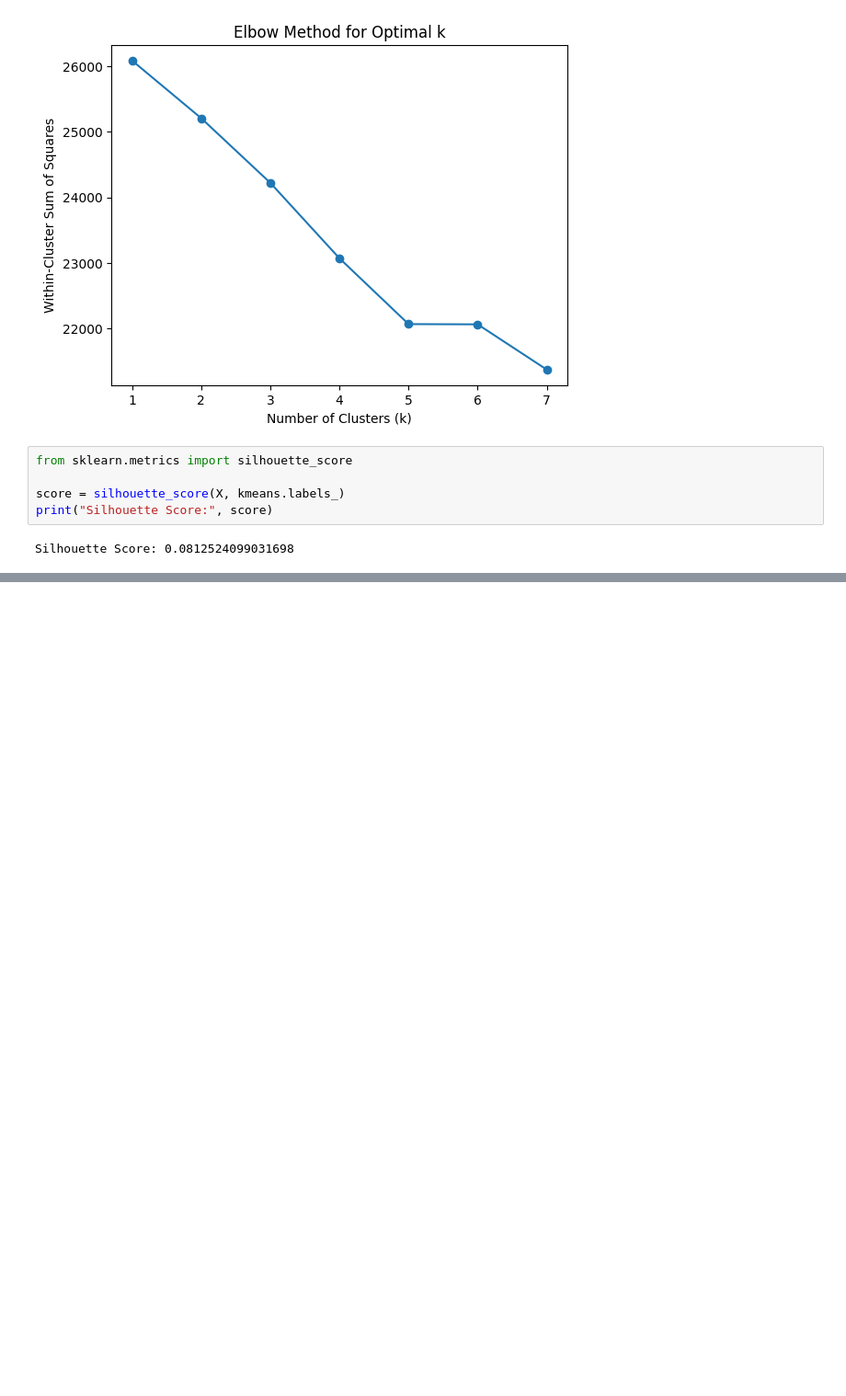
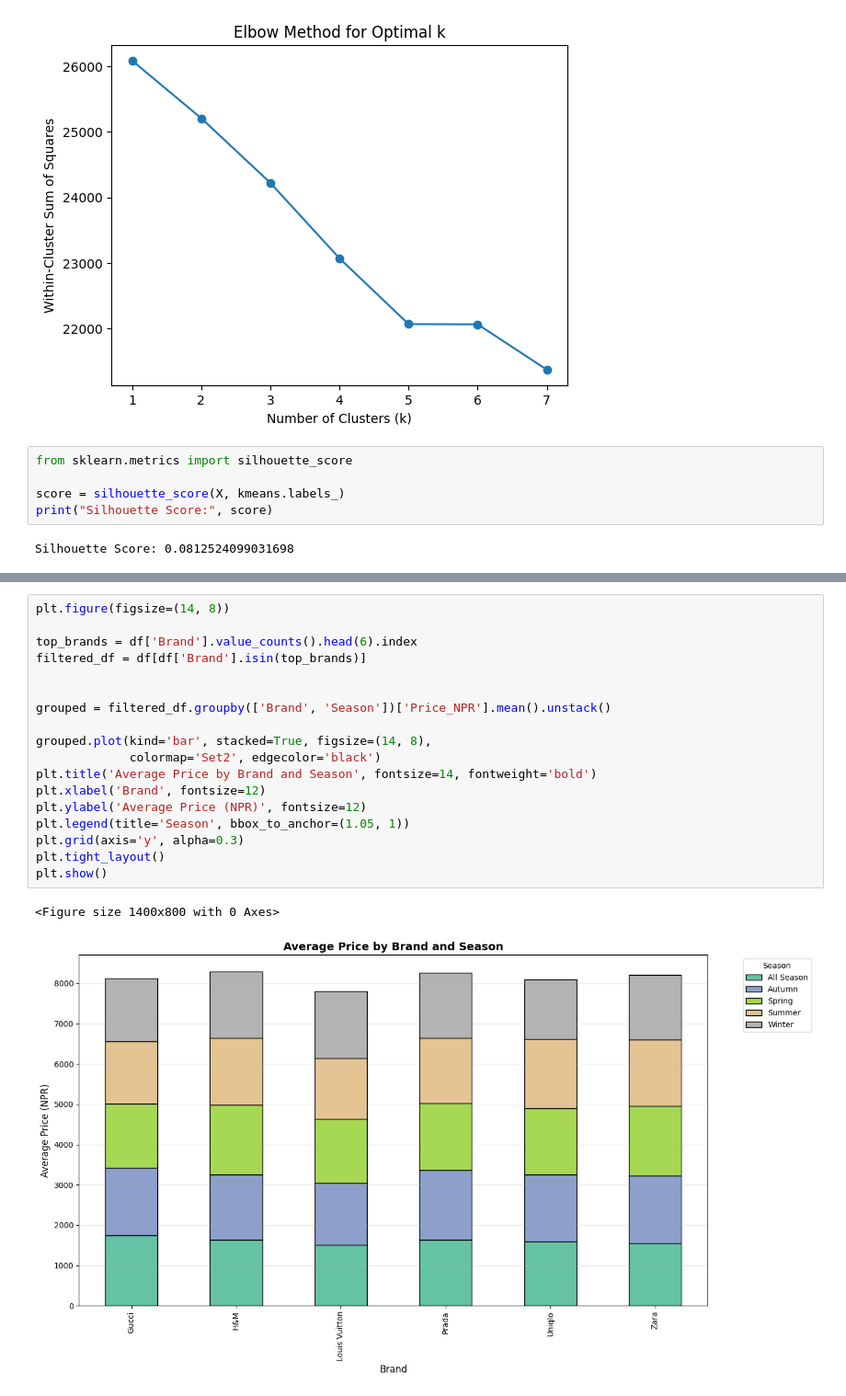
Before and after one commit to Sushmita-17/AI-Coursework, a Jupyter notebook: Sushmita_Adikari23056375.ipynb, the cells around one changed output, grey strips where cells are left out. Shown at 92% size. Saved outputs shown, nothing was run; the diff lists cells and outputs as text; blank space fills up the shorter version.

```diff
--- a/Sushmita_Adikari23056375.ipynb
+++ b/Sushmita_Adikari23056375.ipynb
@@ -246,0 +321,21 @@ Silhouette Score: 0.0812524099031698
+# %%
+plt.figure(figsize=(14, 8))
+
+top_brands = df['Brand'].value_counts().head(6).index
+filtered_df = df[df['Brand'].isin(top_brands)]
+
+
+grouped = filtered_df.groupby(['Brand', 'Season'])['Price_NPR'].mean().unstack()
+
+grouped.plot(kind='bar', stacked=True, figsize=(14, 8),
+             colormap='Set2', edgecolor='black')
+plt.title('Average Price by Brand and Season', fontsize=14, fontweight='bold')
+plt.xlabel('Brand', fontsize=12)
+plt.ylabel('Average Price (NPR)', fontsize=12)
+plt.legend(title='Season', bbox_to_anchor=(1.05, 1))
+plt.grid(axis='y', alpha=0.3)
+plt.tight_layout()
+plt.show()
+# %% [output]
+<Figure size 1400x800 with 0 Axes>
+[figure, added]
```
Also changed, not shown: parts of 8 cells of this notebook, 1 other file.
